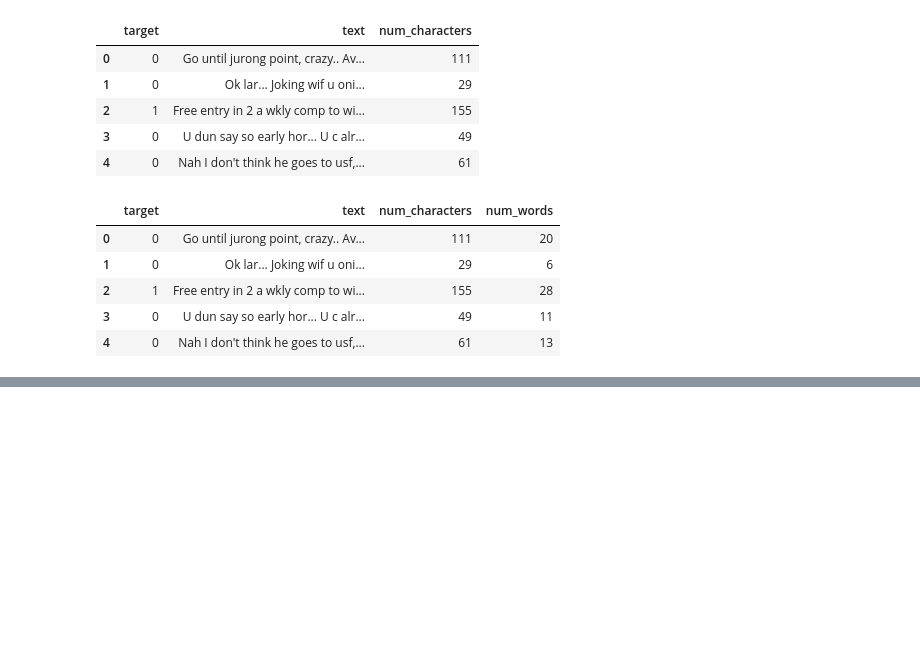
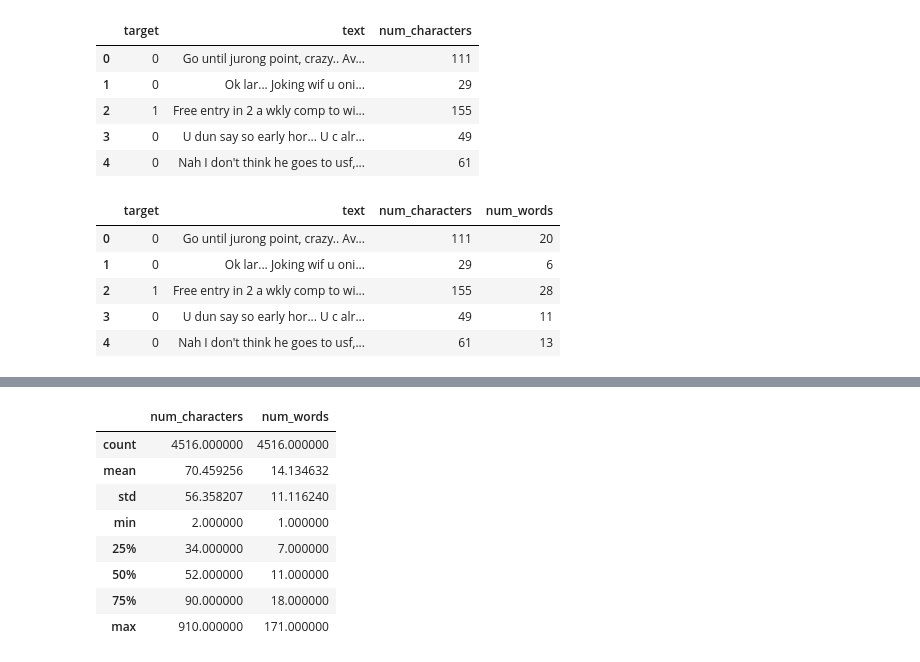
Before and after one commit to adityahacker-1/scam_msg_classifier_hackathon, a Jupyter notebook: ai/spam_email_detector.ipynb, the cells around one changed output, grey strips where cells are left out. Saved outputs shown, nothing was run; the diff lists cells and outputs as text; code cells hidden in the pictures; blank space fills up the shorter version.

```diff
--- a/ai/spam_email_detector.ipynb
+++ b/ai/spam_email_detector.ipynb
@@ -94,0 +99,13 @@ AttributeError: module 'nltk' has no attribute 'sent_tokensize'
+# %%
+# for ham messages
+df[df['target'] == 0][['num_characters','num_words']].describe()
+# %% [output]
+|  | num_characters | num_words |
+| count | 4516.000000 | 4516.000000 |
+| mean | 70.459256 | 14.134632 |
+| std | 56.358207 | 11.116240 |
+| min | 2.000000 | 1.000000 |
+| 25% | 34.000000 | 7.000000 |
+| 50% | 52.000000 | 11.000000 |
+| 75% | 90.000000 | 18.000000 |
+| max | 910.000000 | 171.000000 |
```
Also changed, not shown: parts of 8 cells of this notebook.
